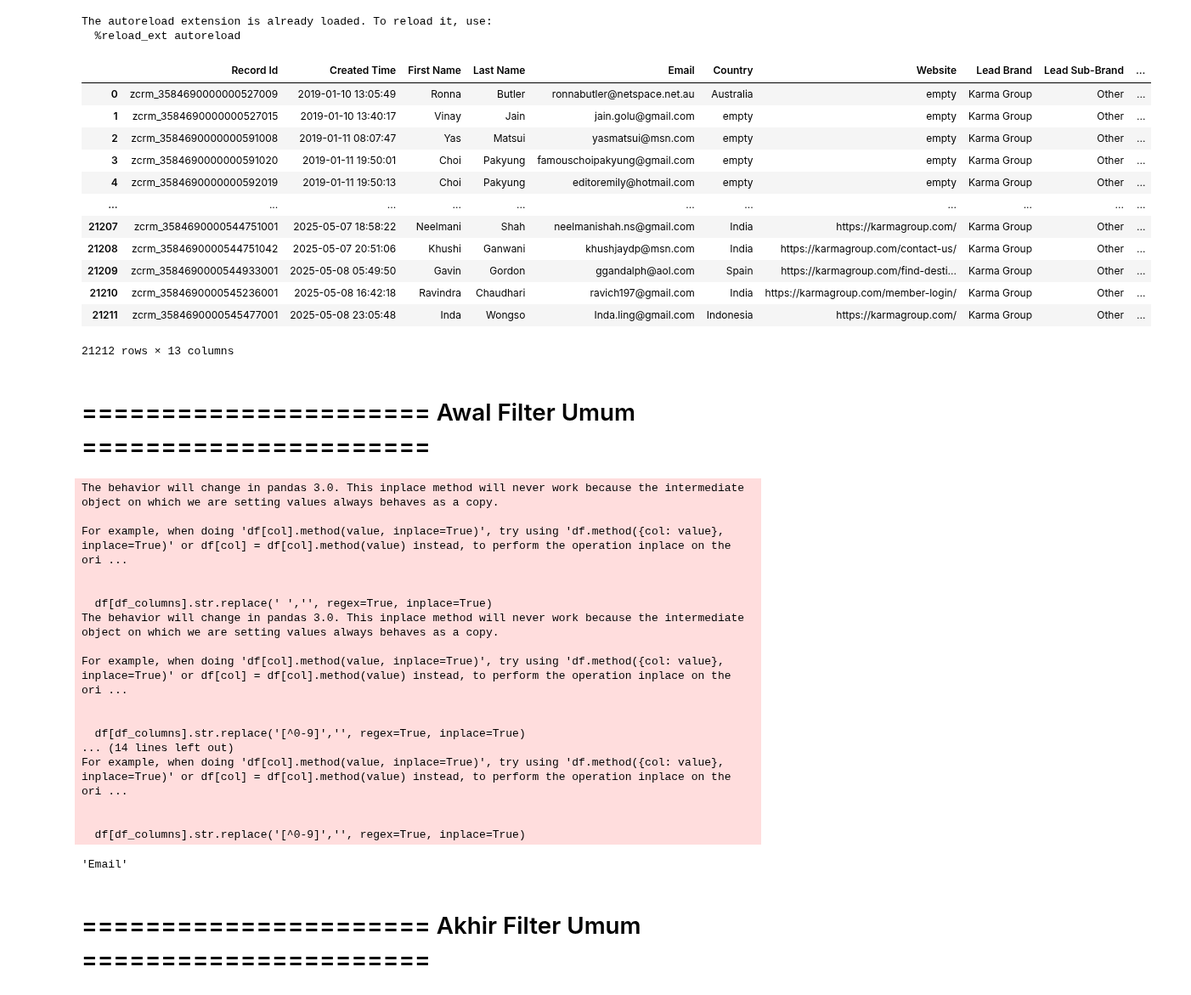
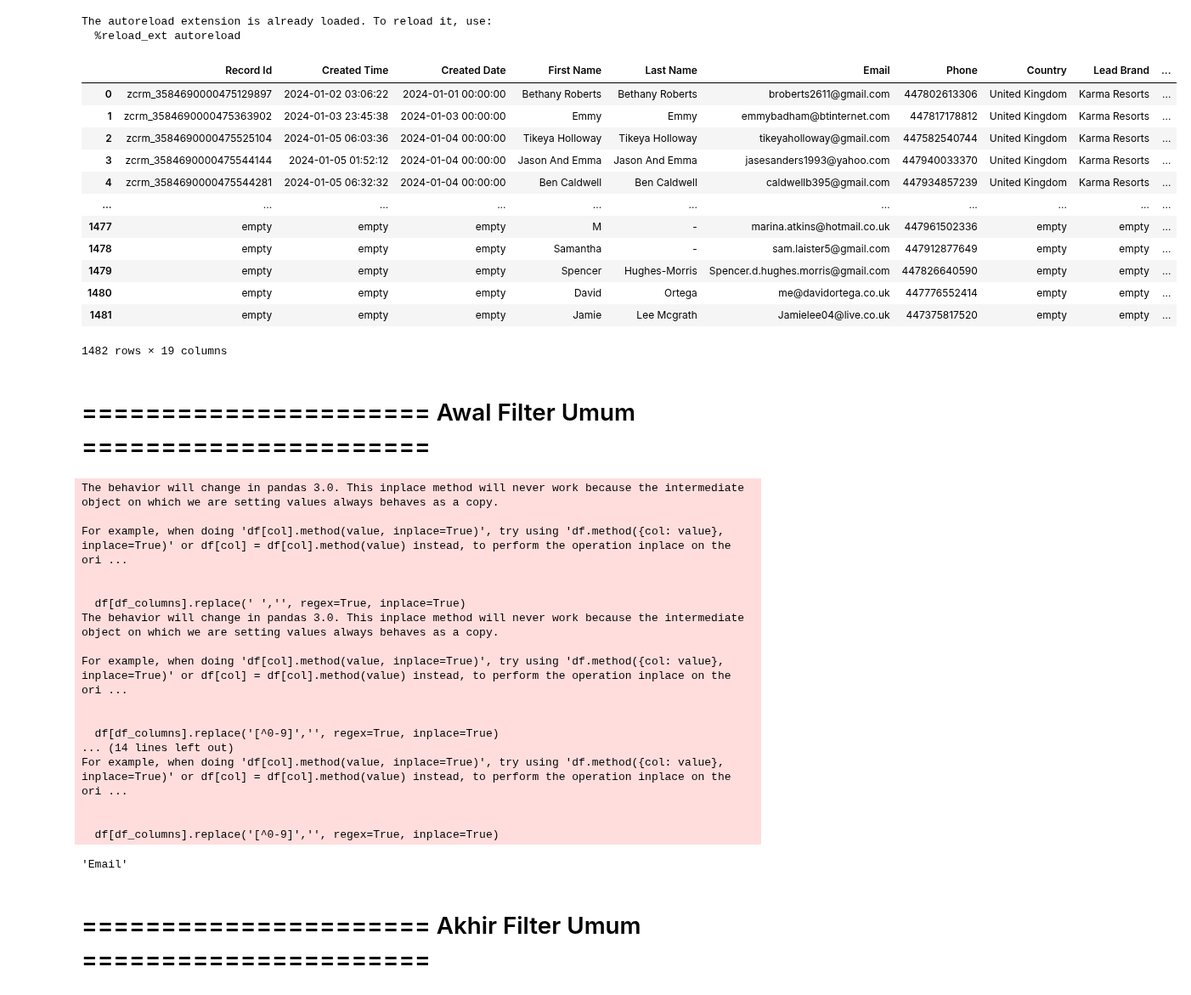
Before and after one commit to fajarfat1195/python.github.io, a Jupyter notebook: zoho_data_app/user_req_file.ipynb, the cells around one changed output. Shown at 85% size. Saved outputs shown, nothing was run; the diff lists cells and outputs as text; code cells hidden in the pictures.

```diff
--- a/zoho_data_app/user_req_file.ipynb
+++ b/zoho_data_app/user_req_file.ipynb
@@ -47,33 +47,33 @@ cols = ['Record Id',
 The autoreload extension is already loaded. To reload it, use:
   %reload_ext autoreload
 # %%
-path = r'C:\Users\fajar.fatoni\Documents\Python\Data\Leads_2025_05_09.csv'
-zoho_df = pd.read_csv(path, dtype='string')
-# zoho_df = pd.read_excel(path, dtype='string', sheet_name='Sheet1')
+path = r'C:\Users\fajar.fatoni\Documents\Python\Data\Wedding Leads from Europe Resorts.xlsx'
+# zoho_df = pd.read_csv(path, dtype='string')
+zoho_df = pd.read_excel(path, dtype='string', sheet_name='KSH')
 
 zoho_df.reset_index(drop=True, inplace=True)
 count_filter_awal = zoho_df.shape[0]
 
 # mengisi kolom <NA> dengan value string 'empty' supaya mudah mengecek data member dan booking dengan isin
 zoho_df.fillna('empty', inplace=True)
 
 zoho_df['Mobile'] = 'empty'
 # zoho_df['Phone'] = 'empty'
 zoho_df
 # %% [output]
-|  | Record Id | Created Time | First Name | Last Name | Email | Country | Website | Lead Brand | Lead Sub-Brand | ... |
-| 0 | zcrm_3584690000000527009 | 2019-01-10 13:05:49 | Ronna | Butler | ronnabutler@netspace.net.au | Australia | empty | Karma Group | Other | ... |
-| 1 | zcrm_3584690000000527015 | 2019-01-10 13:40:17 | Vinay | Jain | jain.golu@gmail.com | empty | empty | Karma Group | Other | ... |
-| 2 | zcrm_3584690000000591008 | 2019-01-11 08:07:47 | Yas | Matsui | yasmatsui@msn.com | empty | empty | Karma Group | Other | ... |
-| 3 | zcrm_3584690000000591020 | 2019-01-11 19:50:01 | Choi | Pakyung | famouschoipakyung@gmail.com | empty | empty | Karma Group | Other | ... |
-| 4 | zcrm_3584690000000592019 | 2019-01-11 19:50:13 | Choi | Pakyung | editoremily@hotmail.com | empty | empty | Karma Group | Other | ... |
+|  | Record Id | Created Time | Created Date | First Name | Last Name | Email | Phone | Country | Lead Brand | ... |
+| 0 | zcrm_3584690000475129897 | 2024-01-02 03:06:22 | 2024-01-01 00:00:00 | Bethany Roberts | Bethany Roberts | broberts2611@gmail.com | 447802613306 | United Kingdom | Karma Resorts | ... |
+| 1 | zcrm_3584690000475363902 | 2024-01-03 23:45:38 | 2024-01-03 00:00:00 | Emmy | Emmy | emmybadham@btinternet.com | 447817178812 | United Kingdom | Karma Resorts | ... |
+| 2 | zcrm_3584690000475525104 | 2024-01-05 06:03:36 | 2024-01-04 00:00:00 | Tikeya Holloway | Tikeya Holloway | tikeyaholloway@gmail.com | 447582540744 | United Kingdom | Karma Resorts | ... |
+| 3 | zcrm_3584690000475544144 | 2024-01-05 01:52:12 | 2024-01-04 00:00:00 | Jason And Emma | Jason And Emma | jasesanders1993@yahoo.com | 447940033370 | United Kingdom | Karma Resorts | ... |
+| 4 | zcrm_3584690000475544281 | 2024-01-05 06:32:32 | 2024-01-04 00:00:00 | Ben Caldwell | Ben Caldwell | caldwellb395@gmail.com | 447934857239 | United Kingdom | Karma Resorts | ... |
 | ... | ... | ... | ... | ... | ... | ... | ... | ... | ... | ... |
-| 21207 | zcrm_3584690000544751001 | 2025-05-07 18:58:22 | Neelmani | Shah | neelmanishah.ns@gmail.com | India | https://karmagroup.com/ | Karma Group | Other | ... |
-| 21208 | zcrm_3584690000544751042 | 2025-05-07 20:51:06 | Khushi | Ganwani | khushjaydp@msn.com | India | https://karmagroup.com/contact-us/ | Karma Group | Other | ... |
-| 21209 | zcrm_3584690000544933001 | 2025-05-08 05:49:50 | Gavin | Gordon | ggandalph@aol.com | Spain | https://karmagroup.com/find-desti... | Karma Group | Other | ... |
-| 21210 | zcrm_3584690000545236001 | 2025-05-08 16:42:18 | Ravindra | Chaudhari | ravich197@gmail.com | India | https://karmagroup.com/member-login/ | Karma Group | Other | ... |
-| 21211 | zcrm_3584690000545477001 | 2025-05-08 23:05:48 | Inda | Wongso | Inda.ling@gmail.com | Indonesia | https://karmagroup.com/ | Karma Group | Other | ... |
+| 1477 | empty | empty | empty | M | - | marina.atkins@hotmail.co.uk | 447961502336 | empty | empty | ... |
+| 1478 | empty | empty | empty | Samantha | - | sam.laister5@gmail.com | 447912877649 | empty | empty | ... |
+| 1479 | empty | empty | empty | Spencer | Hughes-Morris | Spencer.d.hughes.morris@gmail.com | 447826640590 | empty | empty | ... |
+| 1480 | empty | empty | empty | David | Ortega | me@davidortega.co.uk | 447776552414 | empty | empty | ... |
+| 1481 | empty | empty | empty | Jamie | Lee Mcgrath | Jamielee04@live.co.uk | 447375817520 | empty | empty | ... |
-21212 rows × 13 columns
+1482 rows × 19 columns
 # %%
 path = r'G:\.shortcut-targets-by-id\0B_d3smBjzo04eXpvS1NXTWF2RVE\_BOOKING\Booking By Year\FlyBuy Booking Data (BGAU & BGID & KE).xlsx'
 df_booking = pd.read_excel(path, dtype='string', sheet_name='BOOKING_BGAU_BGID_KE')
@@ -113,18 +113,18 @@ The behavior will change in pandas 3.0. This inplace method will never work beca
 For example, when doing 'df[col].method(value, inplace=True)', try using 'df.method({col: value}, inplace=True)' or df[col] = df[col].method(value) instead, to perform the operation inplace on the ori ...
 
 
-  df[df_columns].str.replace(' ','', regex=True, inplace=True)
+  df[df_columns].replace(' ','', regex=True, inplace=True)
 The behavior will change in pandas 3.0. This inplace method will never work because the intermediate object on which we are setting values always behaves as a copy.
 
 For example, when doing 'df[col].method(value, inplace=True)', try using 'df.method({col: value}, inplace=True)' or df[col] = df[col].method(value) instead, to perform the operation inplace on the ori ...
 
 
-  df[df_columns].str.replace('[^0-9]','', regex=True, inplace=True)
+  df[df_columns].replace('[^0-9]','', regex=True, inplace=True)
 ... (14 lines left out)
 For example, when doing 'df[col].method(value, inplace=True)', try using 'df.method({col: value}, inplace=True)' or df[col] = df[col].method(value) instead, to perform the operation inplace on the ori ...
 
 
-  df[df_columns].str.replace('[^0-9]','', regex=True, inplace=True)
+  df[df_columns].replace('[^0-9]','', regex=True, inplace=True)
 'Email'
 # %%
 count_deleted_wrong_format = m.delete_email_wrong_format(zoho_df, 'Email')
```
Also changed, not shown: parts of 11 cells of this notebook, 5 other files.
